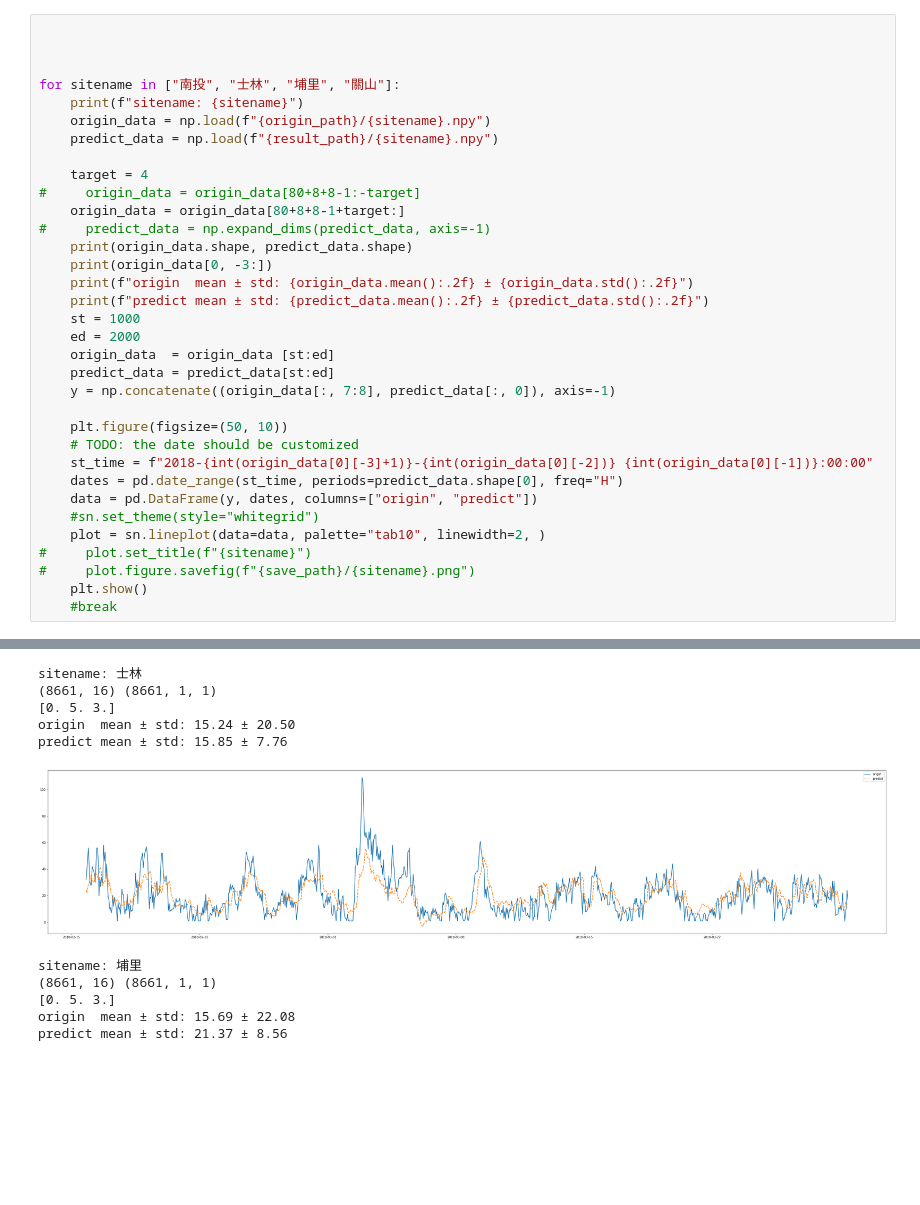
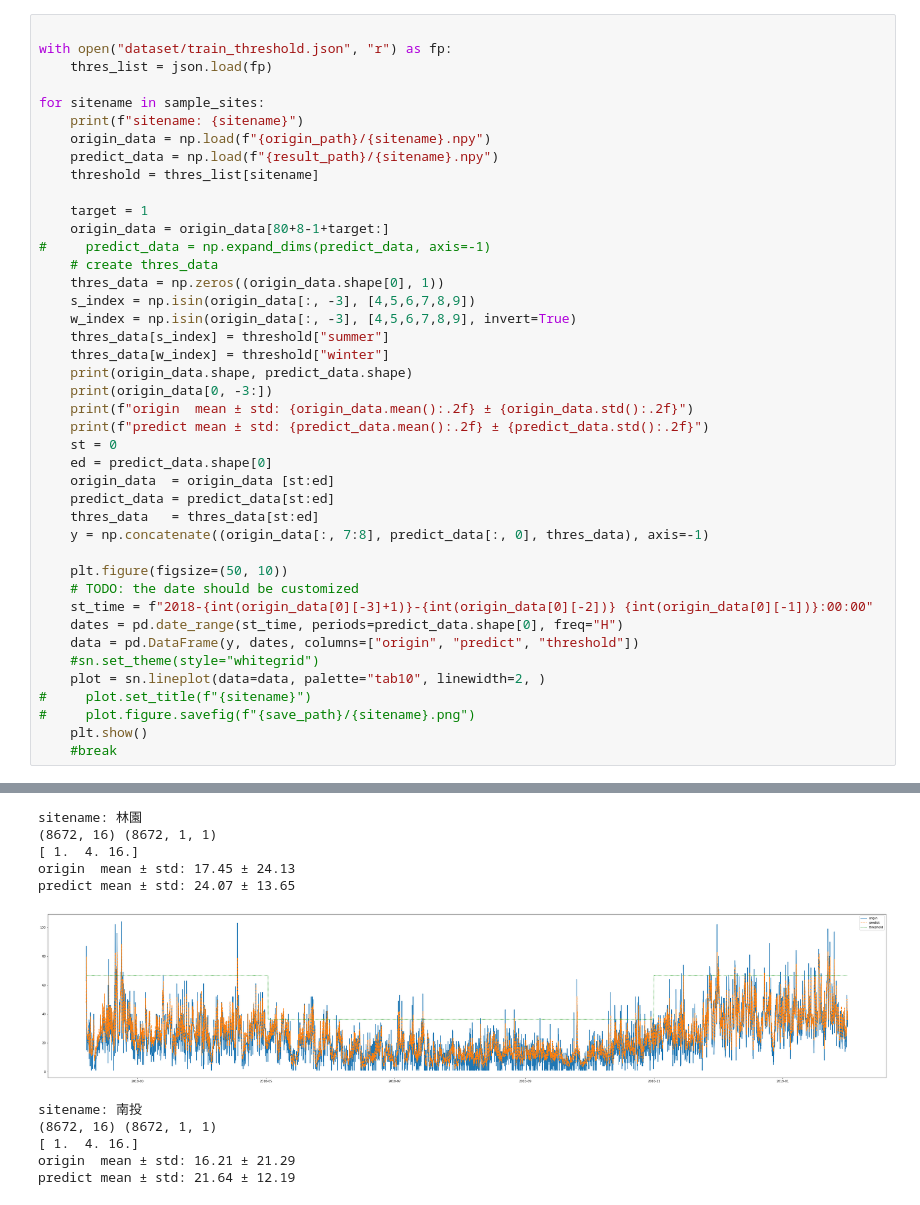
Before and after one commit to archiexdex/pm25_research, a Jupyter notebook: plot.ipynb, the cells around one changed output, grey strips where cells are left out. Saved outputs shown, nothing was run; the diff lists cells and outputs as text; blank space fills up the shorter version.

```diff
--- a/plot.ipynb
+++ b/plot.ipynb
@@ -15,32 +16,40 @@ origin_path = "dataset/origin/valid"
 result_path = os.path.join("test_results", no)
 # %%
 
+with open("dataset/train_threshold.json", "r") as fp:
+    thres_list = json.load(fp)
 
-
-for sitename in ["南投", "士林", "埔里", "關山"]:
+for sitename in sample_sites:
     print(f"sitename: {sitename}")
     origin_data = np.load(f"{origin_path}/{sitename}.npy")
     predict_data = np.load(f"{result_path}/{sitename}.npy")
+    threshold = thres_list[sitename]
 
-    target = 4
-#     origin_data = origin_data[80+8+8-1:-target]
-    origin_data = origin_data[80+8+8-1+target:]
+    target = 1
+    origin_data = origin_data[80+8-1+target:]
 #     predict_data = np.expand_dims(predict_data, axis=-1)
+    # create thres_data
+    thres_data = np.zeros((origin_data.shape[0], 1))
+    s_index = np.isin(origin_data[:, -3], [4,5,6,7,8,9])
+    w_index = np.isin(origin_data[:, -3], [4,5,6,7,8,9], invert=True)
+    thres_data[s_index] = threshold["summer"]
+    thres_data[w_index] = threshold["winter"]
     print(origin_data.shape, predict_data.shape)
     print(origin_data[0, -3:])
     print(f"origin  mean ± std: {origin_data.mean():.2f} ± {origin_data.std():.2f}")
     print(f"predict mean ± std: {predict_data.mean():.2f} ± {predict_data.std():.2f}")
-    st = 1000
-    ed = 2000
+    st = 0
+    ed = predict_data.shape[0]
     origin_data  = origin_data [st:ed]
     predict_data = predict_data[st:ed]
-    y = np.concatenate((origin_data[:, 7:8], predict_data[:, 0]), axis=-1)
+    thres_data   = thres_data[st:ed]
+    y = np.concatenate((origin_data[:, 7:8], predict_data[:, 0], thres_data), axis=-1)
 
     plt.figure(figsize=(50, 10))
     # TODO: the date should be customized
     st_time = f"2018-{int(origin_data[0][-3]+1)}-{int(origin_data[0][-2])} {int(origin_data[0][-1])}:00:00"
     dates = pd.date_range(st_time, periods=predict_data.shape[0], freq="H")
-    data = pd.DataFrame(y, dates, columns=["origin", "predict"])
+    data = pd.DataFrame(y, dates, columns=["origin", "predict", "threshold"])
     #sn.set_theme(style="whitegrid")
     plot = sn.lineplot(data=data, palette="tab10", linewidth=2, )
 #     plot.set_title(f"{sitename}")
@@ -57,11 +66,11 @@ predict mean ± std: 22.60 ± 11.23
-sitename: 士林
-(8661, 16) (8661, 1, 1)
-[0. 5. 3.]
-origin  mean ± std: 15.24 ± 20.50
-predict mean ± std: 15.85 ± 7.76
+sitename: 林園
+(8672, 16) (8672, 1, 1)
+[ 1.  4. 16.]
+origin  mean ± std: 17.45 ± 24.13
+predict mean ± std: 24.07 ± 13.65
-[figure, old version]
+[figure, new version]
-sitename: 埔里
-(8661, 16) (8661, 1, 1)
-[0. 5. 3.]
-origin  mean ± std: 15.69 ± 22.08
-predict mean ± std: 21.37 ± 8.56
+sitename: 南投
+(8672, 16) (8672, 1, 1)
+[ 1.  4. 16.]
+origin  mean ± std: 16.21 ± 21.29
+predict mean ± std: 21.64 ± 12.19
```
Also changed, not shown: parts of 3 cells of this notebook, 8 other files.
